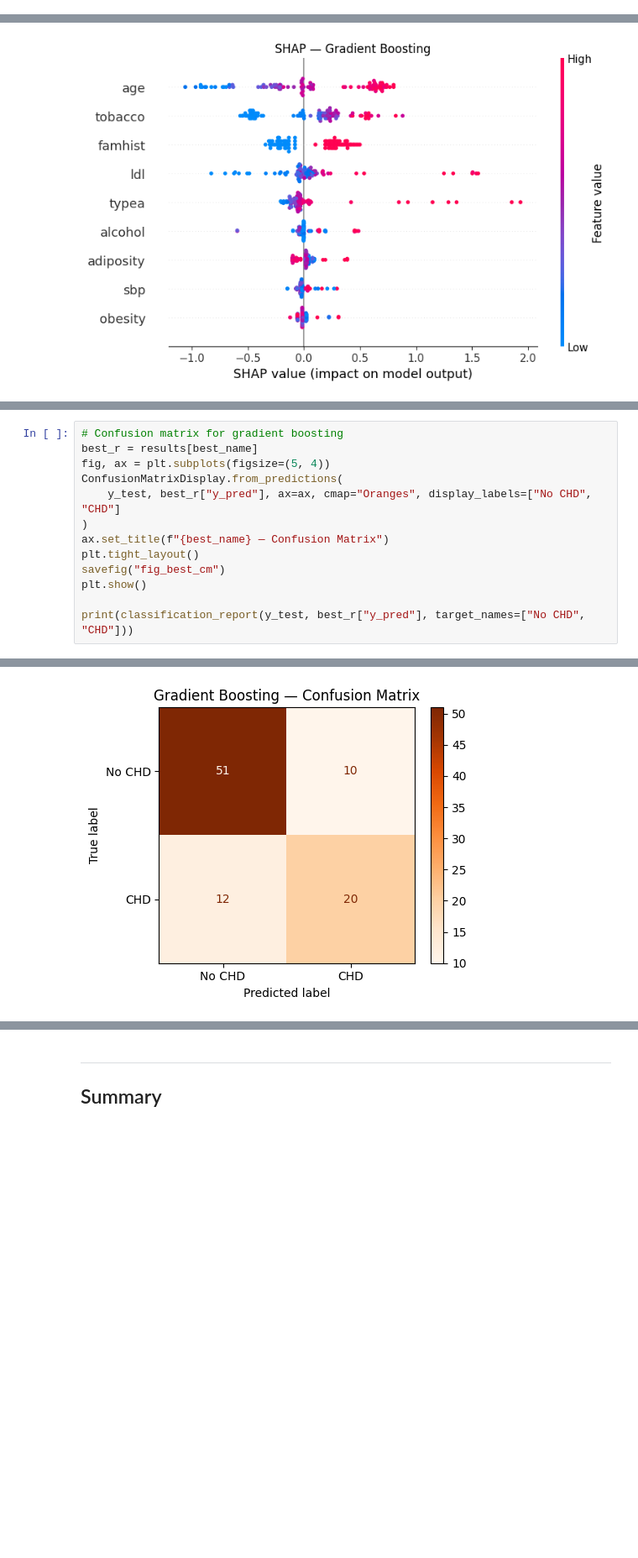
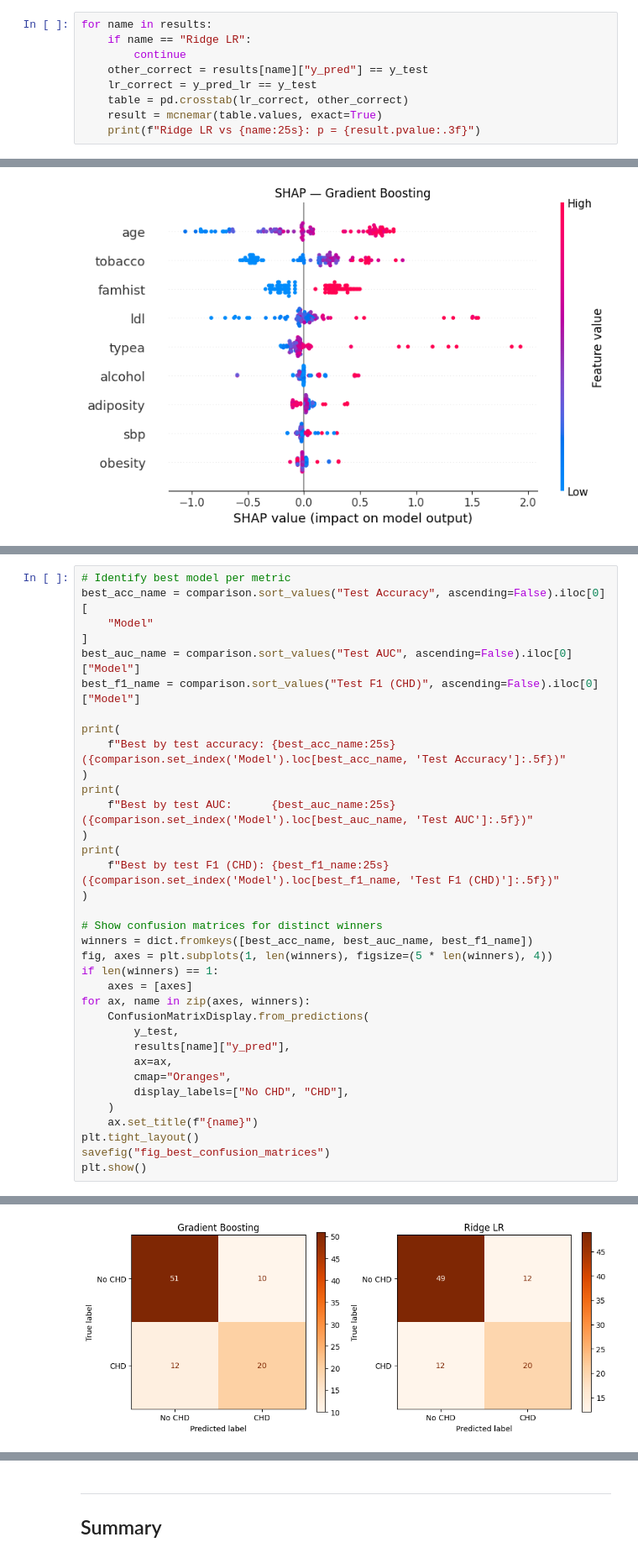
Before and after one commit to ytterbiu/SMM636-ML-a02-heart-disease, a Jupyter notebook: ml-smm636-a02-heart-disease.ipynb, the cells around one changed output, grey strips where cells are left out. Shown at 84% size. Drawn from its saved outputs; the diff is of its cells as text; blank space fills up the shorter version.

Commit message:
Updates shap description and best model per metric in ipynb

```diff
--- a/ml-smm636-a02-heart-disease.ipynb
+++ b/ml-smm636-a02-heart-disease.ipynb
@@ -993,0 +1007,9 @@ The choice of best model depends on the intended clinical use:
+# %%
+for name in results:
+    if name == "Ridge LR":
+        continue
+    other_correct = results[name]["y_pred"] == y_test
+    lr_correct = y_pred_lr == y_test
+    table = pd.crosstab(lr_correct, other_correct)
+    result = mcnemar(table.values, exact=True)
+    print(f"Ridge LR vs {name:25s}: p = {result.pvalue:.3f}")
@@ -1055,14 +1086,36 @@ plt.show()
 # %%
-# Confusion matrix for gradient boosting
-best_r = results[best_name]
-fig, ax = plt.subplots(figsize=(5, 4))
-ConfusionMatrixDisplay.from_predictions(
-    y_test, best_r["y_pred"], ax=ax, cmap="Oranges", display_labels=["No CHD", "CHD"]
+# Identify best model per metric
+best_acc_name = comparison.sort_values("Test Accuracy", ascending=False).iloc[0][
+    "Model"
+]
+best_auc_name = comparison.sort_values("Test AUC", ascending=False).iloc[0]["Model"]
+best_f1_name = comparison.sort_values("Test F1 (CHD)", ascending=False).iloc[0]["Model"]
+
+print(
+    f"Best by test accuracy: {best_acc_name:25s} ({comparison.set_index('Model').loc[best_acc_name, 'Test Accuracy']:.5f})"
 )
-ax.set_title(f"{best_name} — Confusion Matrix")
+print(
+    f"Best by test AUC:      {best_auc_name:25s} ({comparison.set_index('Model').loc[best_auc_name, 'Test AUC']:.5f})"
+)
+print(
+    f"Best by test F1 (CHD): {best_f1_name:25s} ({comparison.set_index('Model').loc[best_f1_name, 'Test F1 (CHD)']:.5f})"
+)
+
+# Show confusion matrices for distinct winners
+winners = dict.fromkeys([best_acc_name, best_auc_name, best_f1_name])
+fig, axes = plt.subplots(1, len(winners), figsize=(5 * len(winners), 4))
+if len(winners) == 1:
+    axes = [axes]
+for ax, name in zip(axes, winners):
+    ConfusionMatrixDisplay.from_predictions(
+        y_test,
+        results[name]["y_pred"],
+        ax=ax,
+        cmap="Oranges",
+        display_labels=["No CHD", "CHD"],
+    )
+    ax.set_title(f"{name}")
 plt.tight_layout()
-savefig("fig_best_cm")
+savefig("fig_best_confusion_matrices")
 plt.show()
-
-print(classification_report(y_test, best_r["y_pred"], target_names=["No CHD", "CHD"]))
 # %% [output]
@@ -1069 +1125 @@ print(classification_report(y_test, best_r["y_pred"], target_names=["No CHD", "C
-[figure, old version]
+[figure, new version]
```
Also changed, not shown: parts of 15 cells of this notebook.
